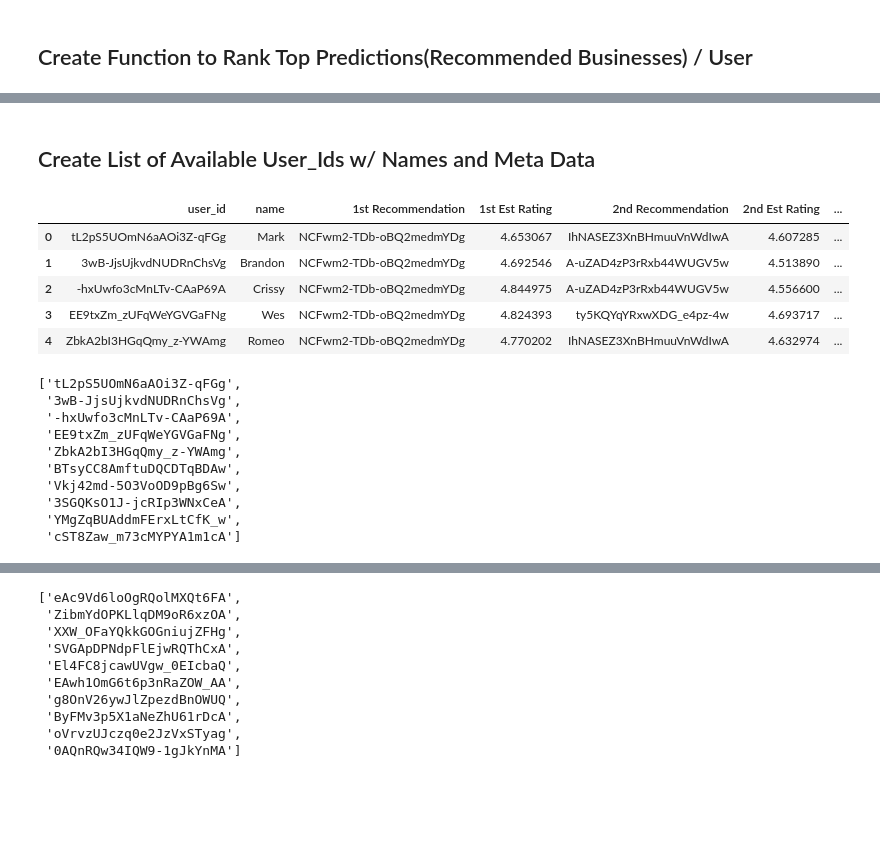
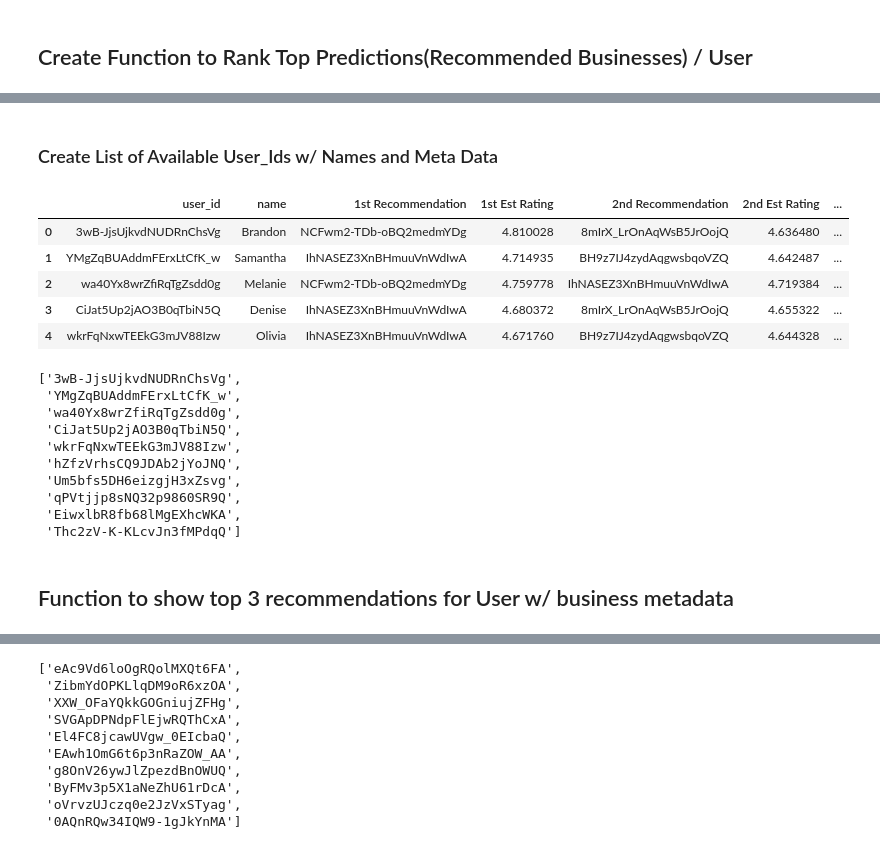
Before and after one commit to njcunningham/Yelp_Recommender, a Jupyter notebook: Recommendation_Outline.ipynb, the cells around one changed output, grey strips where cells are left out. Saved outputs shown, nothing was run; the diff lists cells and outputs as text; code cells hidden in the pictures; blank space fills up the shorter version.

```diff
--- a/Recommendation_Outline.ipynb
+++ b/Recommendation_Outline.ipynb
@@ -299,11 +299,11 @@ plt.title("Distribution of Reviews/Business");
 # %% [markdown]
 #### Set Minimum # of User Reviews to Be Included
 # %%
-df = df.groupby('user_id').filter(lambda group: len(group) > 10)
+df = df.groupby('user_id').filter(lambda group: len(group) > 25)
 # %% [markdown]
 #### Set Minimum # of Business Reviews to Be Included
 # %%
-df = df.groupby('business_id').filter(lambda group: len(group) > 20)
+df = df.groupby('business_id').filter(lambda group: len(group) > 15)
 # %% [markdown]
 ### DataFrame Descrptition
 # %%
@@ -494,35 +496,37 @@ Done computing similarity matrix.
 # %% [markdown]
-## Create List of Available User_Ids w/ Names and Meta Data
+### Create List of Available User_Ids w/ Names and Meta Data
 # %%
 top_3df = top_3df.merge(user, how='inner', on='user_id')
 top_3df.drop(['yelping_since', 'friends', 'useful', 'funny', 'cool',
-       'fans', 'elite', 'average_stars', 'compliment_hot', 'compliment_more',
+       'fans', 'elite', 'compliment_hot', 'compliment_more',
        'compliment_profile', 'compliment_cute', 'compliment_list',
        'compliment_note', 'compliment_plain', 'compliment_cool',
        'compliment_funny', 'compliment_writer', 'compliment_photos'], axis=1)
-top_3df = top_3df[['user_id', 'name', '1st Recommendation','1st Est Rating', '2nd Recommendation', '2nd Est Rating', '3rd Recommendation', '3rd Est Rating', 'review_count']]
+top_3df = top_3df[['user_id', 'name', '1st Recommendation','1st Est Rating', '2nd Recommendation', '2nd Est Rating', '3rd Recommendation', '3rd Est Rating', 'review_count', 'average_stars']]
 top_3df.head()
 # %% [output]
 |  | user_id | name | 1st Recommendation | 1st Est Rating | 2nd Recommendation | 2nd Est Rating | ... |
-| 0 | tL2pS5UOmN6aAOi3Z-qFGg | Mark | NCFwm2-TDb-oBQ2medmYDg | 4.653067 | IhNASEZ3XnBHmuuVnWdIwA | 4.607285 | ... |
-| 1 | 3wB-JjsUjkvdNUDRnChsVg | Brandon | NCFwm2-TDb-oBQ2medmYDg | 4.692546 | A-uZAD4zP3rRxb44WUGV5w | 4.513890 | ... |
-| 2 | -hxUwfo3cMnLTv-CAaP69A | Crissy | NCFwm2-TDb-oBQ2medmYDg | 4.844975 | A-uZAD4zP3rRxb44WUGV5w | 4.556600 | ... |
-| 3 | EE9txZm_zUFqWeYGVGaFNg | Wes | NCFwm2-TDb-oBQ2medmYDg | 4.824393 | ty5KQYqYRxwXDG_e4pz-4w | 4.693717 | ... |
-| 4 | ZbkA2bI3HGqQmy_z-YWAmg | Romeo | NCFwm2-TDb-oBQ2medmYDg | 4.770202 | IhNASEZ3XnBHmuuVnWdIwA | 4.632974 | ... |
+| 0 | 3wB-JjsUjkvdNUDRnChsVg | Brandon | NCFwm2-TDb-oBQ2medmYDg | 4.810028 | 8mIrX_LrOnAqWsB5JrOojQ | 4.636480 | ... |
+| 1 | YMgZqBUAddmFErxLtCfK_w | Samantha | IhNASEZ3XnBHmuuVnWdIwA | 4.714935 | BH9z7IJ4zydAqgwsbqoVZQ | 4.642487 | ... |
+| 2 | wa40Yx8wrZfiRqTgZsdd0g | Melanie | NCFwm2-TDb-oBQ2medmYDg | 4.759778 | IhNASEZ3XnBHmuuVnWdIwA | 4.719384 | ... |
+| 3 | CiJat5Up2jAO3B0qTbiN5Q | Denise | IhNASEZ3XnBHmuuVnWdIwA | 4.680372 | 8mIrX_LrOnAqWsB5JrOojQ | 4.655322 | ... |
+| 4 | wkrFqNxwTEEkG3mJV88Izw | Olivia | IhNASEZ3XnBHmuuVnWdIwA | 4.671760 | BH9z7IJ4zydAqgwsbqoVZQ | 4.644328 | ... |
 # %%
 user_list = df['user_id'].unique().tolist()
 user_list[:10]
 # %% [output]
-['tL2pS5UOmN6aAOi3Z-qFGg',
- '3wB-JjsUjkvdNUDRnChsVg',
- '-hxUwfo3cMnLTv-CAaP69A',
- 'EE9txZm_zUFqWeYGVGaFNg',
- 'ZbkA2bI3HGqQmy_z-YWAmg',
- 'BTsyCC8AmftuDQCDTqBDAw',
- 'Vkj42md-5O3VoOD9pBg6Sw',
- '3SGQKsO1J-jcRIp3WNxCeA',
+['3wB-JjsUjkvdNUDRnChsVg',
  'YMgZqBUAddmFErxLtCfK_w',
- 'cST8Zaw_m73cMYPYA1m1cA']
+ 'wa40Yx8wrZfiRqTgZsdd0g',
+ 'CiJat5Up2jAO3B0qTbiN5Q',
+ 'wkrFqNxwTEEkG3mJV88Izw',
+ 'hZfzVrhsCQ9JDAb2jYoJNQ',
+ 'Um5bfs5DH6eizgjH3xZsvg',
+ 'qPVtjjp8sNQ32p9860SR9Q',
+ 'EiwxlbR8fb68lMgEXhcWKA',
+ 'Thc2zV-K-KLcvJn3fMPdqQ']
+# %% [markdown]
+## Function to show top 3 recommendations for User w/ business metadata
 # %%
 def new_user_recommendations(user):
 
```
Also changed, not shown: parts of 41 cells of this notebook, 1 other file.
